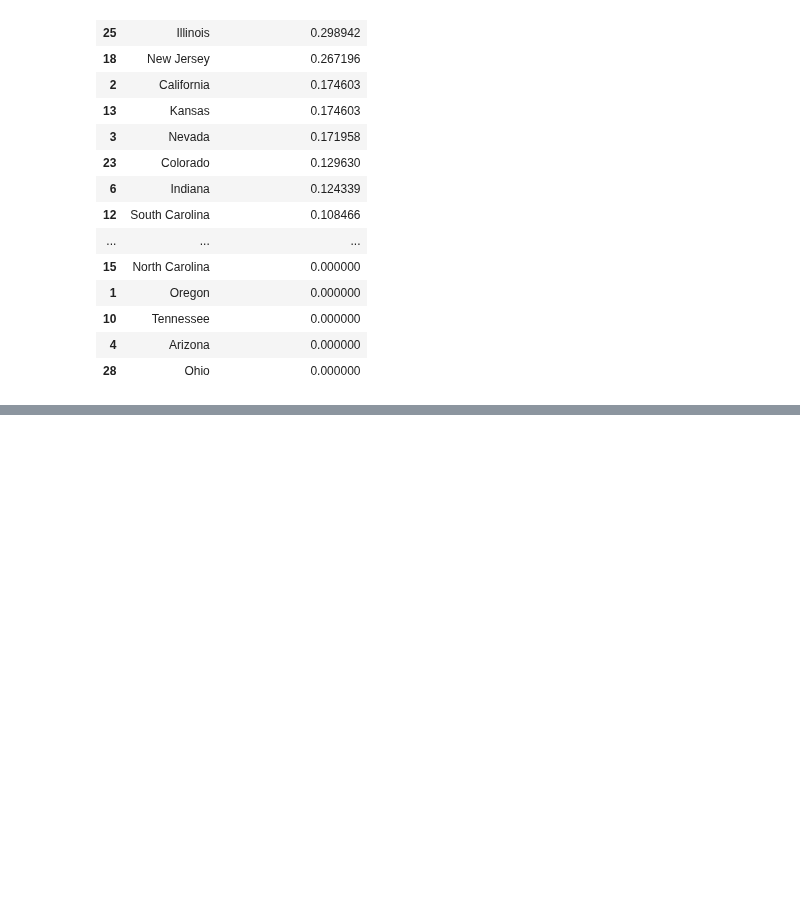
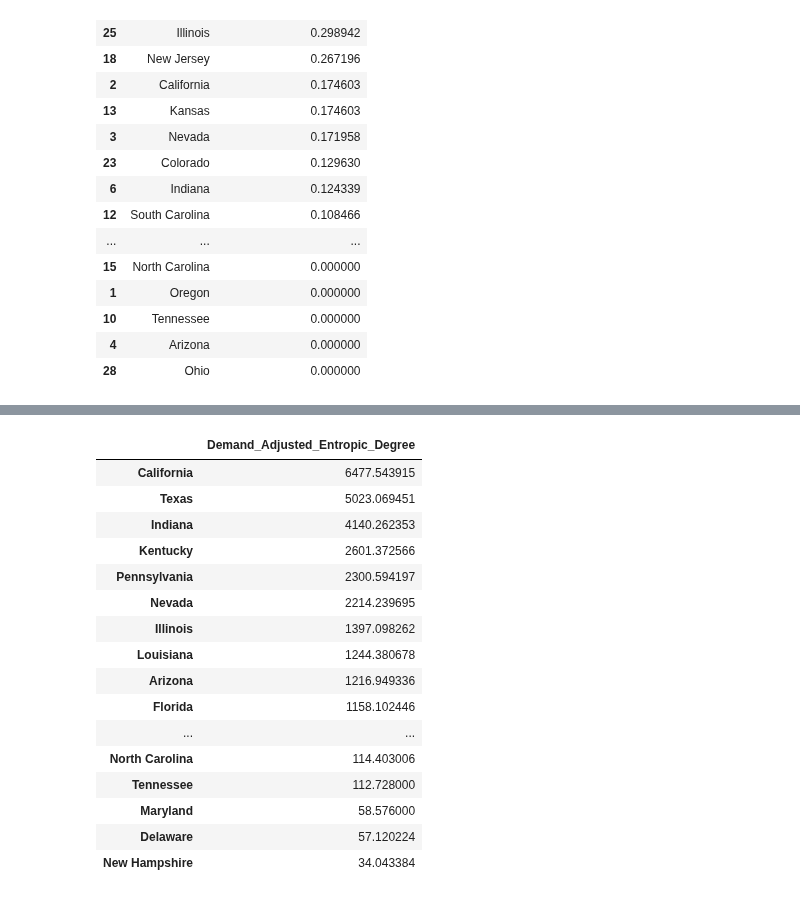
Before and after one commit to kelvinengee/network, a Jupyter notebook: Mississippi.ipynb, the cells around one changed output, grey strips where cells are left out. Saved outputs shown, nothing was run; the diff lists cells and outputs as text; code cells hidden in the pictures; blank space fills up the shorter version.

```diff
--- a/Mississippi.ipynb
+++ b/Mississippi.ipynb
@@ -449,5 +224,0 @@ mississippi_network
-# %%
-df4 = pd.DataFrame(columns=['State'])
-for i in c:
-    new_row = {'State': i}
-    df4 = df4.append(new_row, ignore_index=True)
@@ -733,0 +284,39 @@ df4
+# %%
+def demand_adjusted_entropic_degree(graph, weight, demand):
+    a = entropic_degree(graph, weight)
+    j = {}
+    l = {}
+    for i in list(graph):
+        key = str(i)
+        j[key] = graph.nodes[i][demand]
+    highest = max(j.values())
+    for i in list(graph):
+        key = str(i)
+        j[key] = graph.nodes[i][demand]
+        for k in a.index:
+            if k == key:
+                l[key] = (a['Entropic_Degree'][k] / 2) * (1 + (j[key]/highest))
+    m = pd.DataFrame.from_dict(l, orient='index',)
+    m.rename(columns = {0: 'Demand_Adjusted_Entropic_Degree'}, inplace = True)
+    m.sort_values(by=['Demand_Adjusted_Entropic_Degree'], ascending=False, inplace=True)
+    return m
+# %%
+demand_adjusted_entropic_degree(Mississippi_Graph,'Distance','warehouse size')
+# %% [output]
+|  | Demand_Adjusted_Entropic_Degree |
+| California | 6477.543915 |
+| Texas | 5023.069451 |
+| Indiana | 4140.262353 |
+| Kentucky | 2601.372566 |
+| Pennsylvania | 2300.594197 |
+| Nevada | 2214.239695 |
+| Illinois | 1397.098262 |
+| Louisiana | 1244.380678 |
+| Arizona | 1216.949336 |
+| Florida | 1158.102446 |
+| ... | ... |
+| North Carolina | 114.403006 |
+| Tennessee | 112.728000 |
+| Maryland | 58.576000 |
+| Delaware | 57.120224 |
+| New Hampshire | 34.043384 |
```
Also changed, not shown: parts of 26 cells of this notebook.
